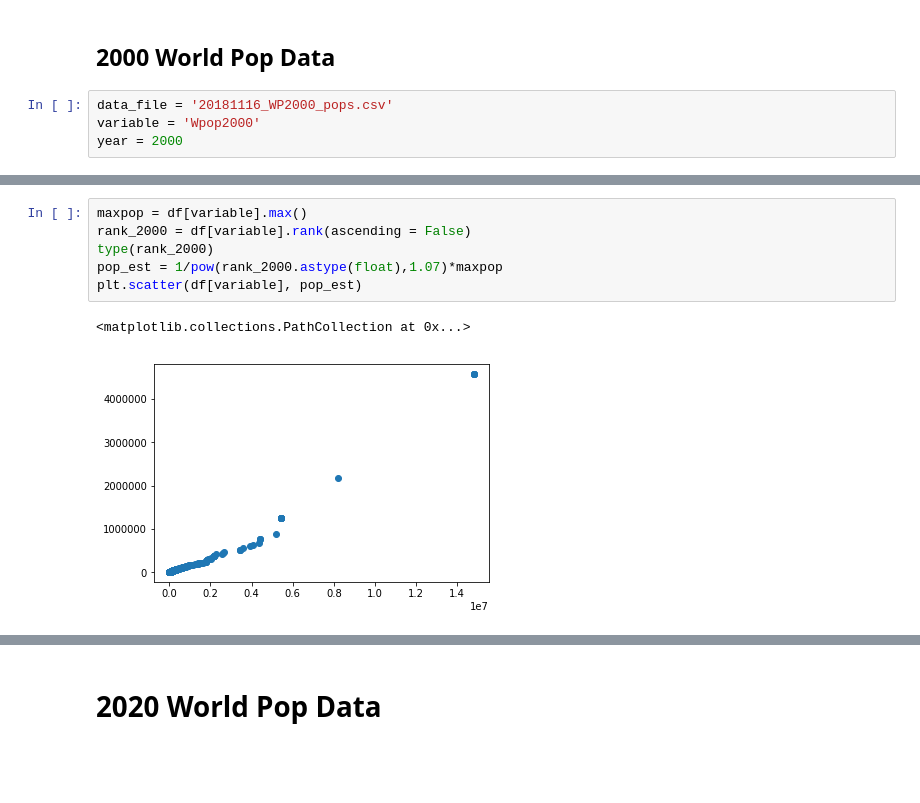
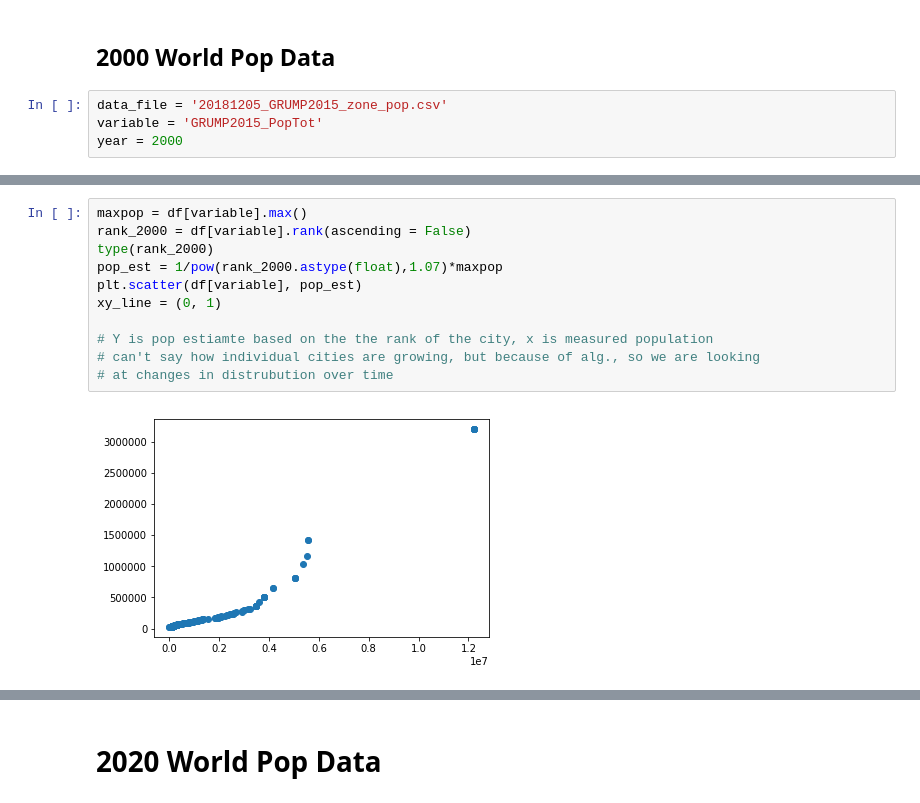
Before and after one commit to cascadet/AfricaUrbanPop, a Jupyter notebook: notebooks/jupyter/City_Size_Distribution_Analysis.ipynb, the cells around one changed output, grey strips where cells are left out. Cells and saved outputs as stored; diff of their text form; blank space fills up the shorter version.

```diff
--- a/notebooks/jupyter/City_Size_Distribution_Analysis.ipynb
+++ b/notebooks/jupyter/City_Size_Distribution_Analysis.ipynb
@@ -29,6 +29,6 @@ def p_X_lt_x(data, X=None):
 # %% [markdown]
 ## 2000 World Pop Data
 # %%
-data_file = '20181116_WP2000_pops.csv'
-variable = 'Wpop2000'
+data_file = '20181205_GRUMP2015_zone_pop.csv'
+variable = 'GRUMP2015_PopTot'
 year = 2000
@@ -55,11 +65,15 @@ Text(0,0.5,'P[X>=x]')
 # %%
 maxpop = df[variable].max()
 rank_2000 = df[variable].rank(ascending = False)
 type(rank_2000)
 pop_est = 1/pow(rank_2000.astype(float),1.07)*maxpop
 plt.scatter(df[variable], pop_est)
+xy_line = (0, 1)
+
+# Y is pop estiamte based on the the rank of the city, x is measured population
+# can't say how individual cities are growing, but because of alg., so we are looking
+# at changes in distrubution over time
 # %% [output]
-<matplotlib.collections.PathCollection at 0x...>
-[figure, old version]
+[figure, new version]
 # %%
 rank_2000
```
Also changed, not shown: parts of 6 cells of this notebook, 14 other files.
